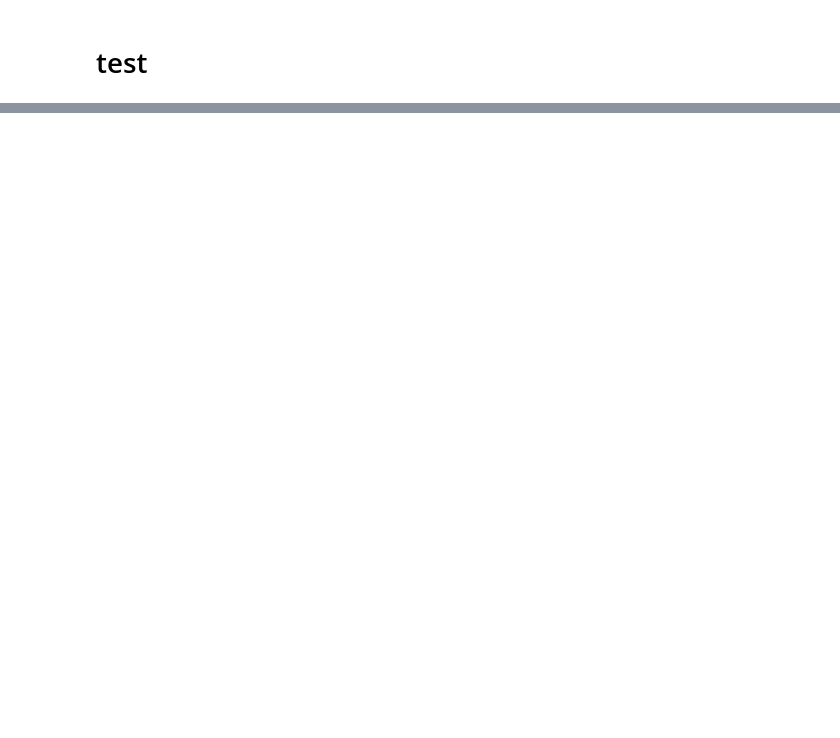
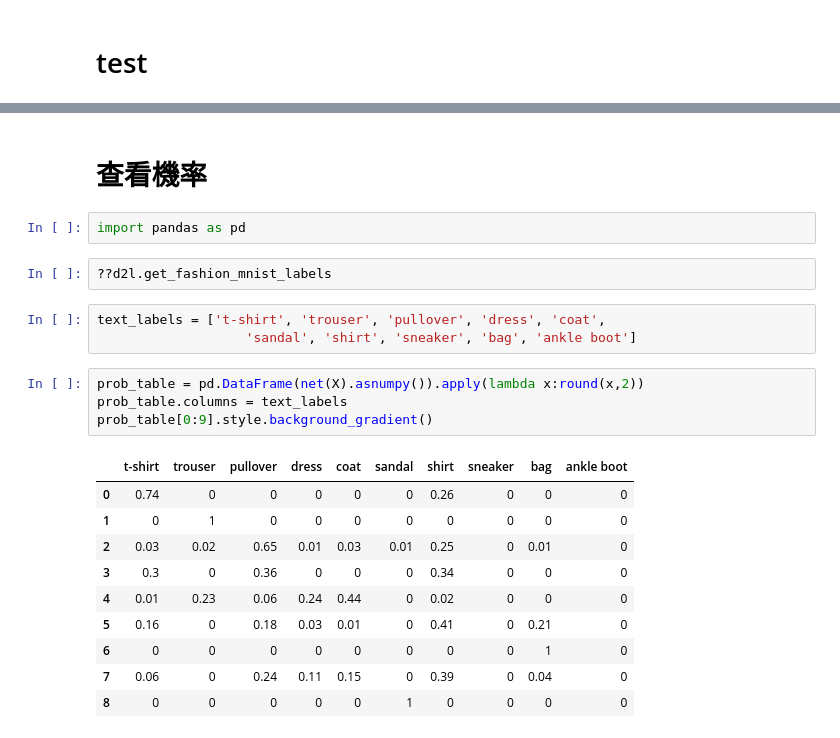
Before and after one commit to skywalker0803r/mxnet_course, a Jupyter notebook: mxnet_Fashion_MNIST.ipynb, the cells around one changed output, grey strips where cells are left out. Cells and saved outputs as stored; diff of their text form; blank space fills up the shorter version.

```diff
--- a/mxnet_Fashion_MNIST.ipynb
+++ b/mxnet_Fashion_MNIST.ipynb
@@ -169,3 +174,27 @@ titles = [true + '\n' + pred for true, pred in zip(true_labels, pred_labels)]
 d2l.show_fashion_mnist(X[0:9], titles[0:9])
 # %% [output]
 [drawing not drawn]
+# %% [markdown]
+# 查看機率
+# %%
+import pandas as pd
+# %%
+??d2l.get_fashion_mnist_labels
+# %%
+text_labels = ['t-shirt', 'trouser', 'pullover', 'dress', 'coat',
+                   'sandal', 'shirt', 'sneaker', 'bag', 'ankle boot']
+# %%
+prob_table = pd.DataFrame(net(X).asnumpy()).apply(lambda x:round(x,2))
+prob_table.columns = text_labels
+prob_table[0:9].style.background_gradient()
+# %% [output]
+|  | t-shirt | trouser | pullover | dress | coat | sandal | shirt | sneaker | bag | ankle boot |
+| 0 | 0.74 | 0 | 0 | 0 | 0 | 0 | 0.26 | 0 | 0 | 0 |
+| 1 | 0 | 1 | 0 | 0 | 0 | 0 | 0 | 0 | 0 | 0 |
+| 2 | 0.03 | 0.02 | 0.65 | 0.01 | 0.03 | 0.01 | 0.25 | 0 | 0.01 | 0 |
+| 3 | 0.3 | 0 | 0.36 | 0 | 0 | 0 | 0.34 | 0 | 0 | 0 |
+| 4 | 0.01 | 0.23 | 0.06 | 0.24 | 0.44 | 0 | 0.02 | 0 | 0 | 0 |
+| 5 | 0.16 | 0 | 0.18 | 0.03 | 0.01 | 0 | 0.41 | 0 | 0.21 | 0 |
+| 6 | 0 | 0 | 0 | 0 | 0 | 0 | 0 | 0 | 1 | 0 |
+| 7 | 0.06 | 0 | 0.24 | 0.11 | 0.15 | 0 | 0.39 | 0 | 0.04 | 0 |
+| 8 | 0 | 0 | 0 | 0 | 0 | 1 | 0 | 0 | 0 | 0 |
```
Also changed, not shown: parts of 3 cells of this notebook.
